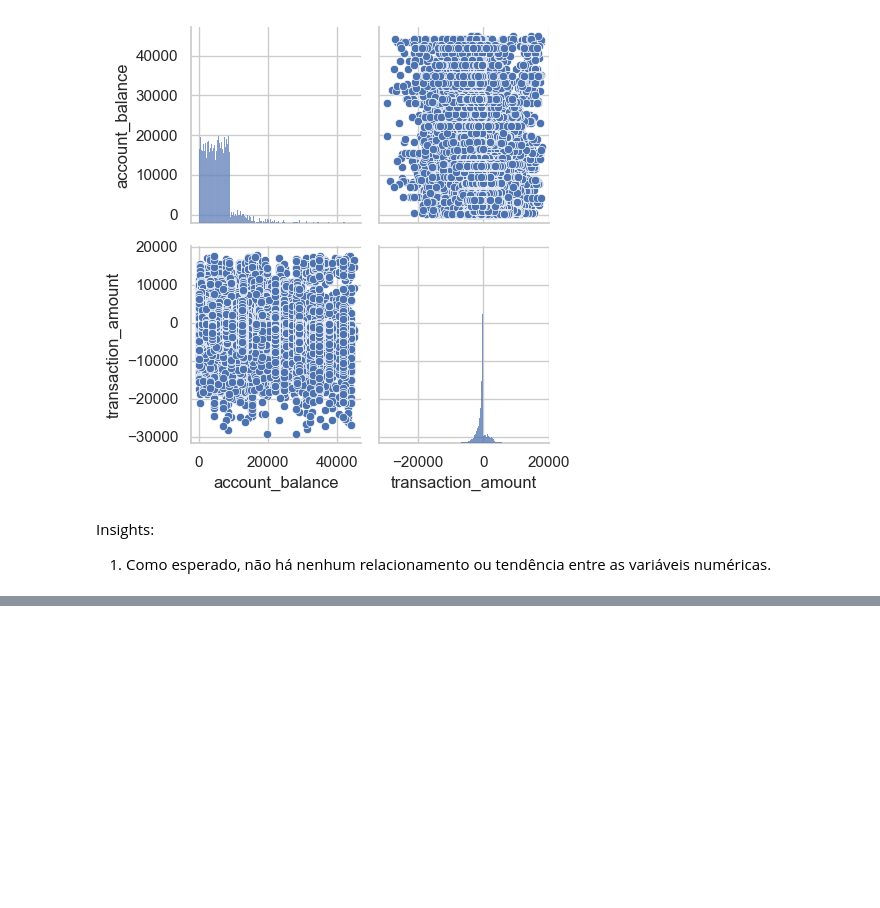
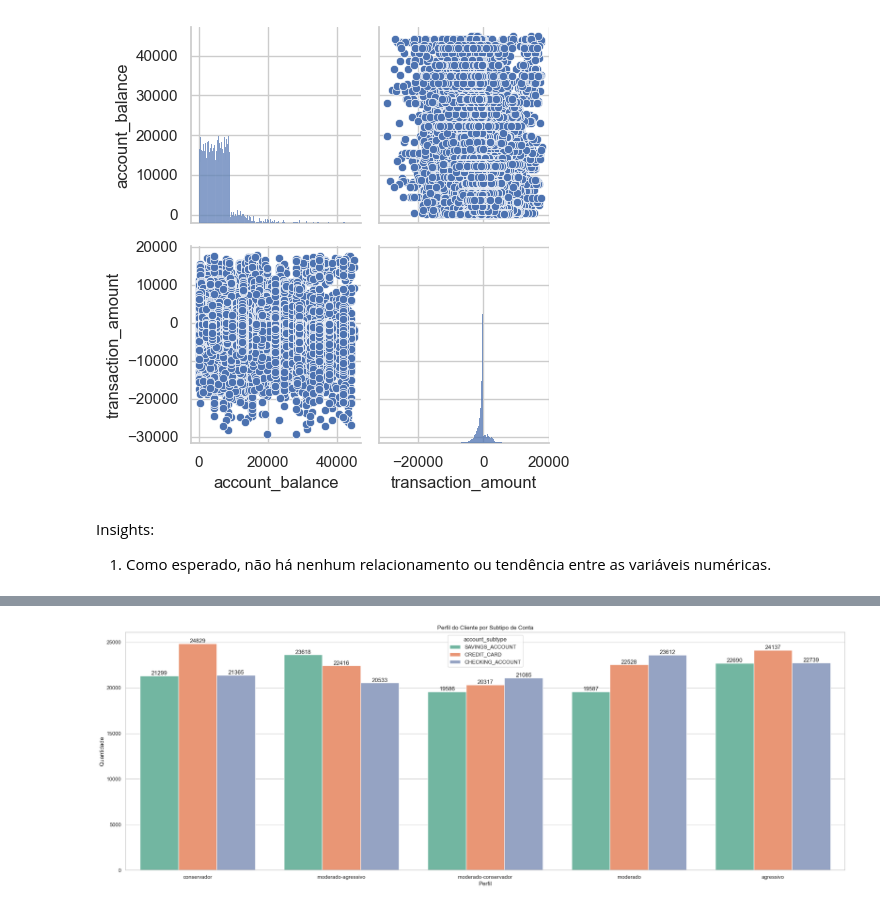
Before and after one commit to allmeidaapedro/Clusterizacao-Clientes-Cartao-Credito, a Jupyter notebook: notebooks/1. EDA.ipynb, the cells around one changed output, grey strips where cells are left out. Saved outputs shown, nothing was run; the diff lists cells and outputs as text; code cells hidden in the pictures; blank space fills up the shorter version.

```diff
--- a/notebooks/1. EDA.ipynb
+++ b/notebooks/1. EDA.ipynb
@@ -477,0 +500,11 @@ Insights:
+# %%
+plt.figure(figsize=(27, 9))
+ax = sns.countplot(data=df, x='person_suitability', hue='account_subtype', palette='Set2')
+ax.set_title('Perfil do Cliente por Subtipo de Conta')
+ax.set_xlabel('Perfil')
+ax.set_ylabel('Quantidade')
+for container in ax.containers:
+    ax.bar_label(container)
+plt.show()
+# %% [output]
+[figure, added]
```
Also changed, not shown: parts of 39 cells of this notebook, 1 other file.
